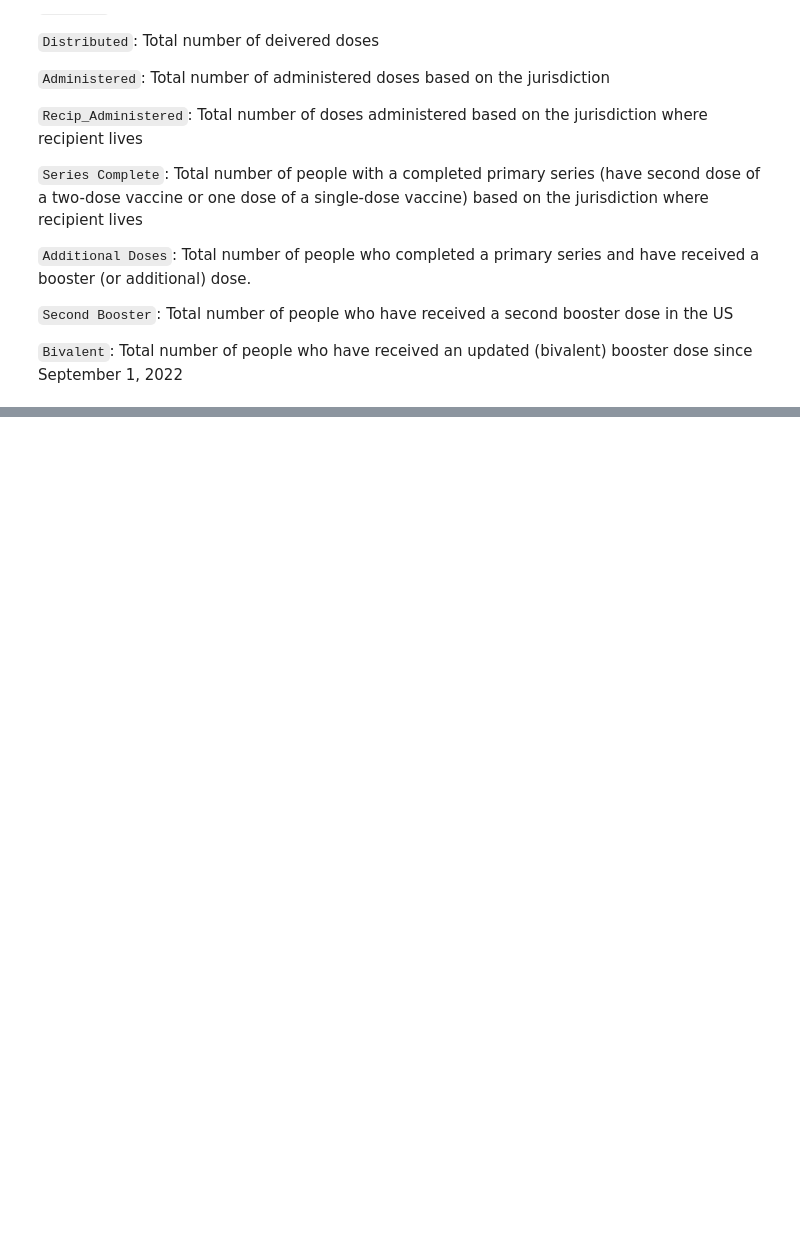
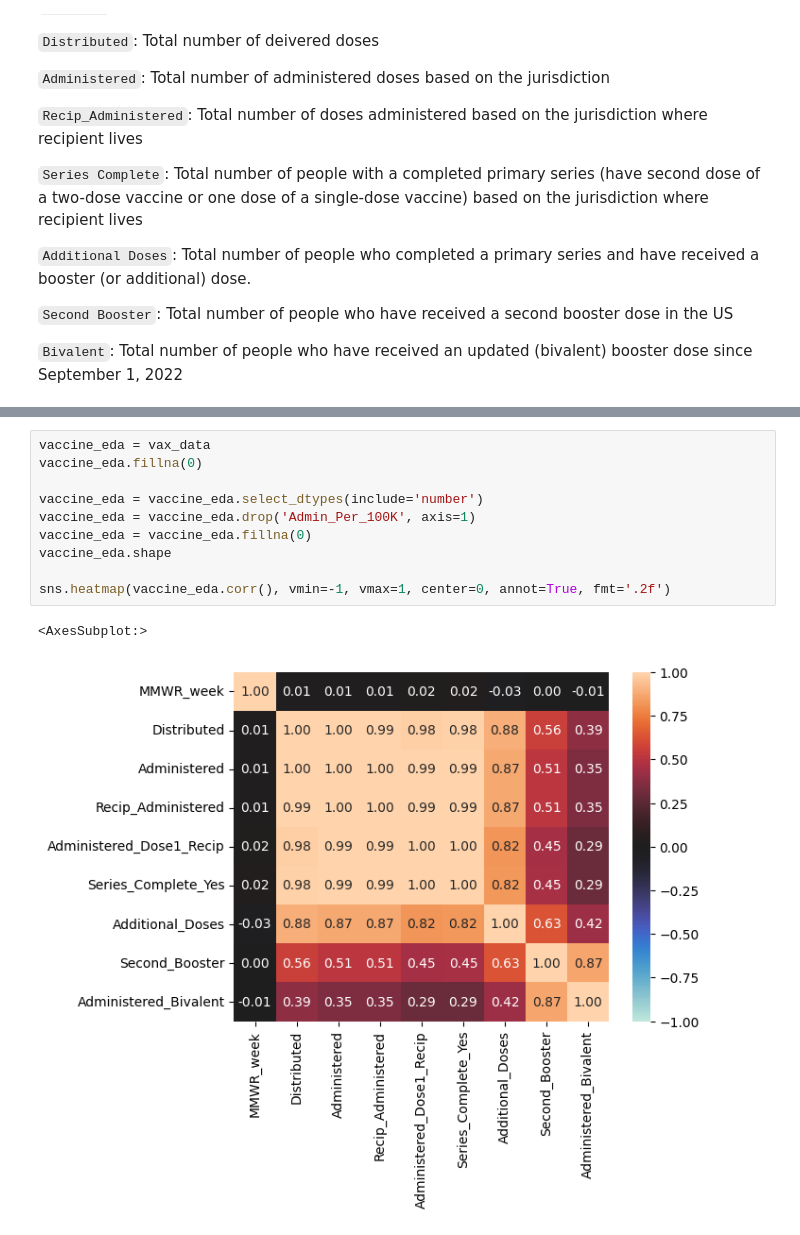
Before and after one commit to jsbxyz/Vaccine-Supply-Impact-on-Stage-Completion, a Jupyter notebook: DSC-530 Term Paper.ipynb, the cells around one changed output, grey strips where cells are left out. Cells and saved outputs as stored; diff of their text form; blank space fills up the shorter version.

```diff
--- a/DSC-530 Term Paper.ipynb
+++ b/DSC-530 Term Paper.ipynb
@@ -220,0 +328,13 @@ vaccine_eda
+# %%
+vaccine_eda = vax_data
+vaccine_eda.fillna(0)
+
+vaccine_eda = vaccine_eda.select_dtypes(include='number')
+vaccine_eda = vaccine_eda.drop('Admin_Per_100K', axis=1)
+vaccine_eda = vaccine_eda.fillna(0)
+vaccine_eda.shape
+
+sns.heatmap(vaccine_eda.corr(), vmin=-1, vmax=1, center=0, annot=True, fmt='.2f')
+# %% [output]
+<AxesSubplot:>
+[figure, added]
```
Also changed, not shown: parts of 138 cells of this notebook, 3 other files.
